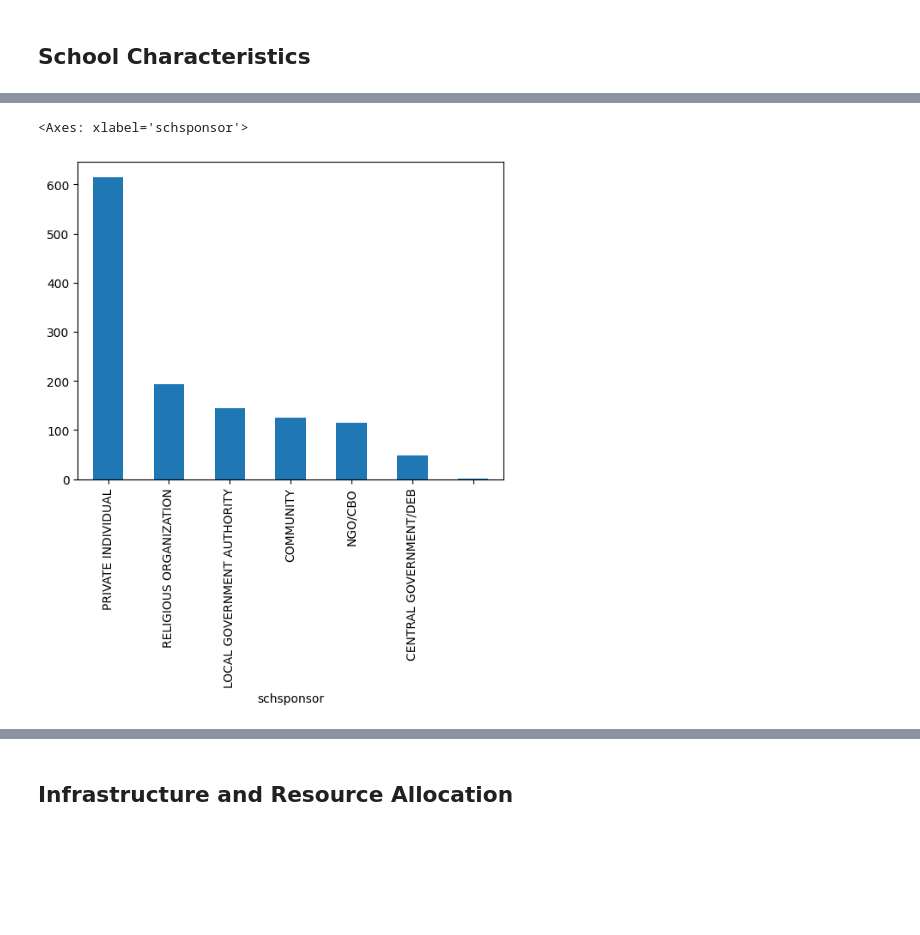
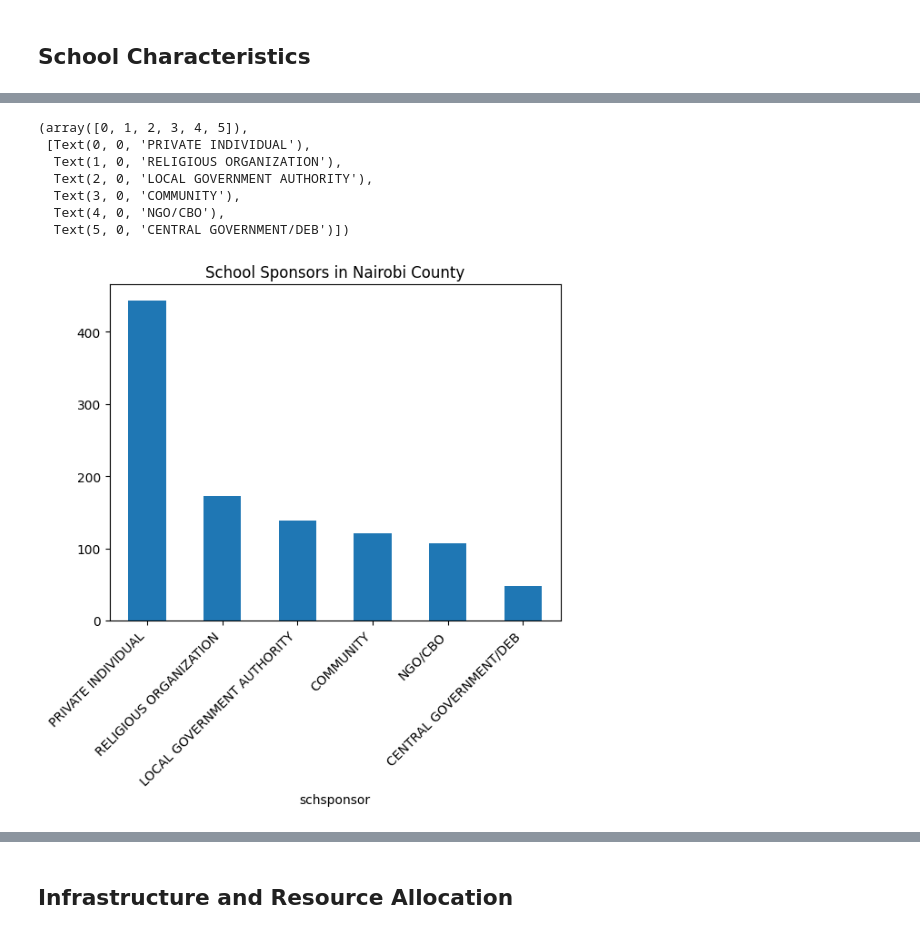
Before and after one commit to michellejuliet/Quality-Education-Analysis, a Jupyter notebook: PrySch Analysis.ipynb, the cells around one changed output, grey strips where cells are left out. Saved outputs shown, nothing was run; the diff lists cells and outputs as text; code cells hidden in the pictures; blank space fills up the shorter version.

```diff
--- a/PrySch Analysis.ipynb
+++ b/PrySch Analysis.ipynb
@@ -119 +184,5 @@ df.shape
+# %%
+# Dropping the zero rows on schools with zero enrollment
+indices_to_drop=zero_rows.index
+df=df.drop(indices_to_drop)
 # %%
@@ -139,19 +192,5 @@ memory usage: 9.3+ MB
-# %%
-# Data Cleaning
-df.columns = df.columns.str.strip().str.lower()  # Normalize column names
-df.rename(columns={
-    'name_of_sc': 'school_name',
-    'no_classrm': 'classrooms',
-    'boystoilet': 'boys_toilet',
-    'girlstoilet': 'girls_toilet',
-    'teachers_to': 'teachers',
-    'totaltoile': 'total_toilets',
-    'totalboys': 'total_boys',
-    'totalgirls': 'total_girls',
-    'totalenrol': 'total_enrollment',
-    'classrmrat': 'classroom_ratio',
-    'toiletrati': 'toilet_ratio'
-}, inplace=True)
+# %%
+df['total_toilets'] = df['boys_toilet'] + df['girls_toilet']
 # %% [markdown]
 <h2> Potential Analysis and Recommendations </h2>
 
@@ -182,6 +215,3 @@ df['province'].value_counts().plot(kind='bar', xlabel='Sub-county', ylabel='Coun
-# %%
-# We only want to focus on Nairobi data
-df = df[df['province']== 'NAIROBI']
 # %%
 # First five rows of Nairobi Primary Schools Dataset
 df.head()
@@ -297,5 +334,13 @@ df['status'].value_counts().plot(kind='pie', title='Status of Primary Schools in
 # %%
 df['schsponsor'].value_counts().plot(kind='bar')
+plt.title('School Sponsors in Nairobi County')
+plt.xticks(rotation=45, ha='right')
 # %% [output]
-<Axes: xlabel='schsponsor'>
+(array([0, 1, 2, 3, 4, 5]),
+ [Text(0, 0, 'PRIVATE INDIVIDUAL'),
+  Text(1, 0, 'RELIGIOUS ORGANIZATION'),
+  Text(2, 0, 'LOCAL GOVERNMENT AUTHORITY'),
+  Text(3, 0, 'COMMUNITY'),
+  Text(4, 0, 'NGO/CBO'),
+  Text(5, 0, 'CENTRAL GOVERNMENT/DEB')])
-[figure, old version]
+[figure, new version]
```
Also changed, not shown: parts of 52 cells of this notebook.
